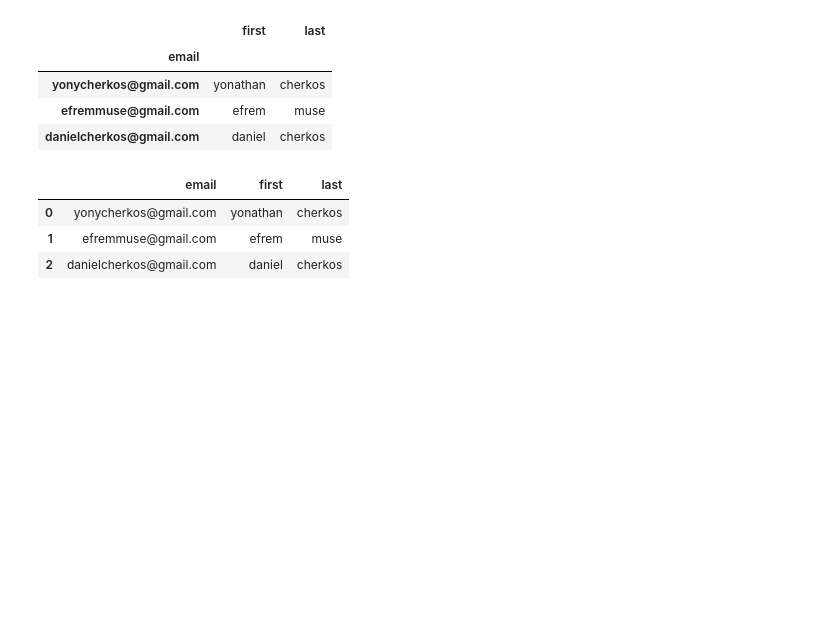
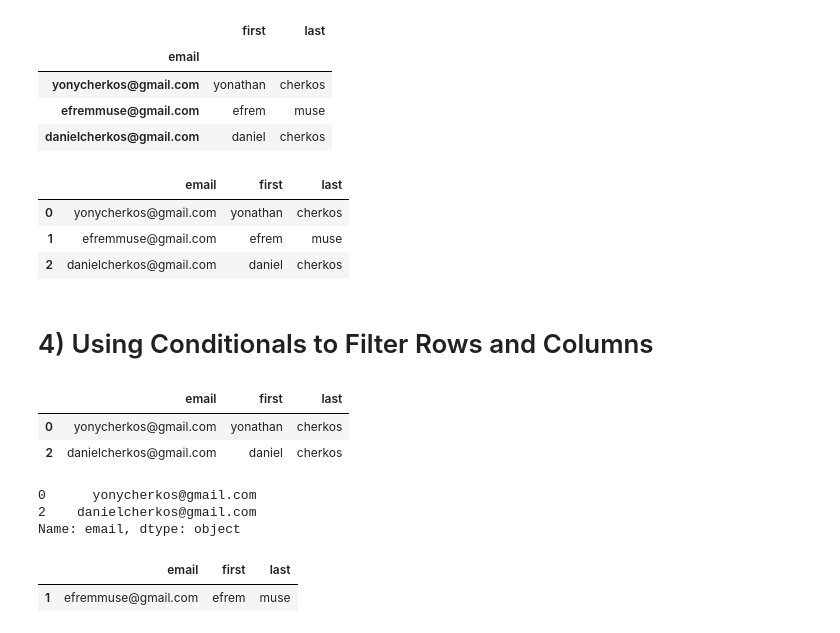
Before and after one commit to yonycherkos/data_analysis, a Jupyter notebook: pandas/Snippets.ipynb, the cells around one changed output. Saved outputs shown, nothing was run; the diff lists cells and outputs as text; code cells hidden in the pictures; blank space fills up the shorter version.

```diff
--- a/pandas/Snippets.ipynb
+++ b/pandas/Snippets.ipynb
@@ -88,3 +88,24 @@ df
 | 0 | yonycherkos@gmail.com | yonathan | cherkos |
 | 1 | efremmuse@gmail.com | efrem | muse |
 | 2 | danielcherkos@gmail.com | daniel | cherkos |
+# %% [markdown]
+# 4) Using Conditionals to Filter Rows and Columns
+# %%
+filt = (df["last"] == "cherkos")
+# %%
+df[filt]
+# %% [output]
+|  | email | first | last |
+| 0 | yonycherkos@gmail.com | yonathan | cherkos |
+| 2 | danielcherkos@gmail.com | daniel | cherkos |
+# %%
+df.loc[filt, "email"]
+# %% [output]
+0      yonycherkos@gmail.com
+2    danielcherkos@gmail.com
+Name: email, dtype: object
+# %%
+df.loc[~filt]
+# %% [output]
+|  | email | first | last |
+| 1 | efremmuse@gmail.com | efrem | muse |
```
Also changed, not shown: 1 other file.
